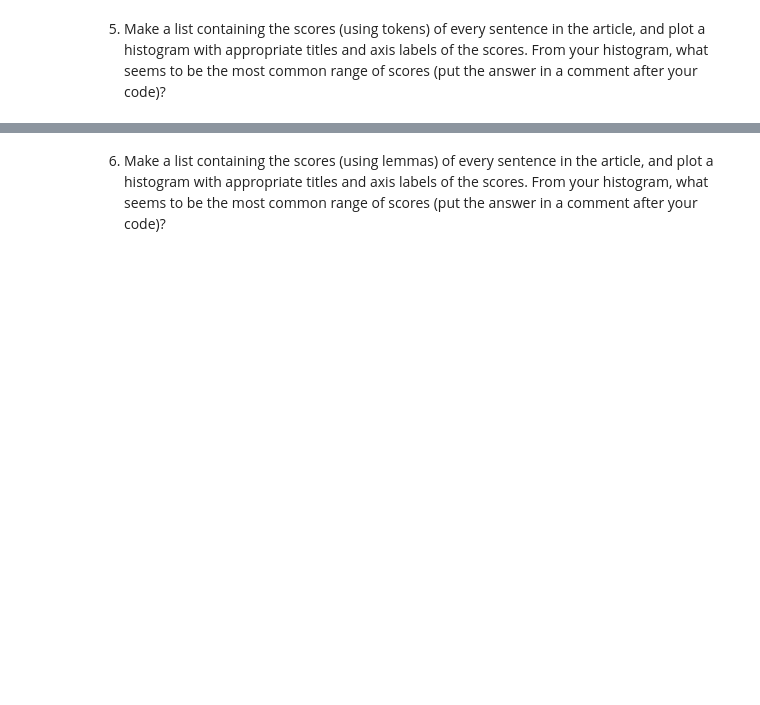
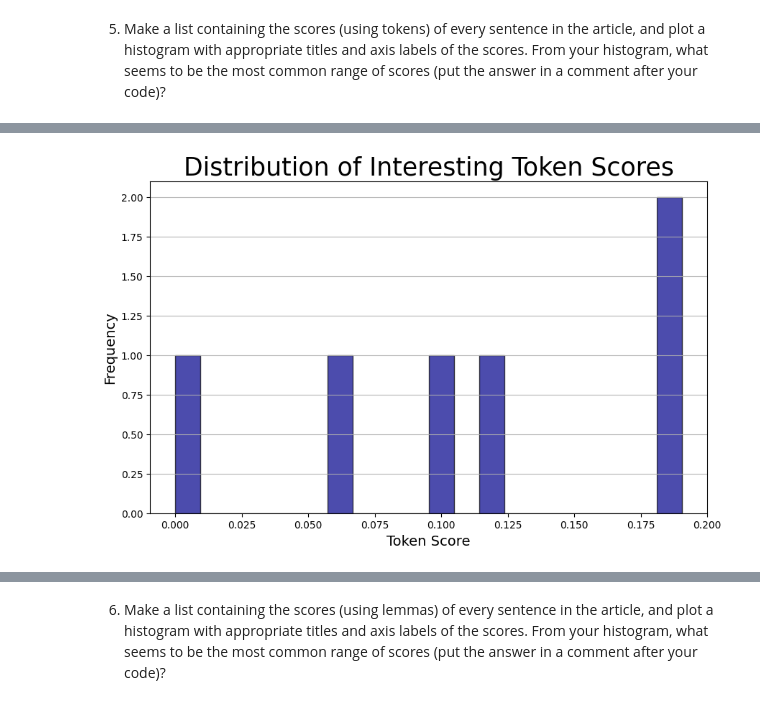
Before and after one commit to Tesfamariam100/article-summarizer-true, a Jupyter notebook: article-summarizer.ipynb, the cells around one changed output, grey strips where cells are left out. Saved outputs shown, nothing was run; the diff lists cells and outputs as text; code cells hidden in the pictures; blank space fills up the shorter version.

```diff
--- a/article-summarizer.ipynb
+++ b/article-summarizer.ipynb
@@ -139,15 +141,19 @@ To download the necessary data, simply run
 # %%
 import spacy
 from collections import Counter
+import re
+
+# Preprocess text to remove excessive whitespace and newlines
+cleaned_text = re.sub(r'\s+', ' ', text.strip())  # Replace multiple spaces/newlines with a single space
 
 # Load the small English model (en_core_web_sm) into spaCy
 nlp = spacy.load("en_core_web_sm")
 
-# Process the text with the spaCy pipeline
-doc = nlp(text)
+# Process the cleaned text with the spaCy pipeline
+doc = nlp(cleaned_text)
 
-# Tokenize the text and filter out stopwords and punctuation
-tokens = [token.text.lower() for token in doc if not token.is_stop and not token.is_punct]
+# Tokenize the text and filter out stopwords, punctuation, and non-alphabetic tokens
+tokens = [token.text.lower() for token in doc if token.is_alpha and not token.is_stop]
 
 # Get the frequencies of tokens
 token_frequencies = Counter(tokens)
@@ -232,0 +213,69 @@ TypeError: __init__() missing 1 required positional argument: 'nlp'
+# %%
+import spacy
+import matplotlib.pyplot as plt
+
+# Load the spaCy model
+nlp = spacy.load("en_core_web_sm")
+
+# Define the function to score each sentence based on interesting tokens
+def score_sentence_by_token(sentence, interesting_tokens):
+    """
+    Scores a sentence based on the frequency of interesting tokens
+    (tokens of interest) relative to the total tokens in the sentence,
+    excluding punctuation, stopwords, and spaces.
+
+    Returns the score and the number of interesting tokens in the sentence.
+    """
+    # Filter tokens and remove punctuation, stopwords, and spaces
+    filtered_tokens = [token.text.lower() for token in sentence if not token.is_punct and not token.is_stop and not token.is_space]
+
+    # Count the interesting tokens in the sentence
+    token_count = sum(1 for token in filtered_tokens if token in interesting_tokens)
+
+    # Return the score (interesting tokens / total tokens) and the number of interesting tokens
+    token_score = token_count / len(filtered_tokens) if len(filtered_tokens) > 0 else 0
+    return token_score, token_count
+
+# Example text (your article text goes here)
+text = """
+The sixteenth session of the Conference of the Parties (COP16) of the United Nations Convention to Combat Desertification (UNCCD) to take place from 2-13 December 2024 in Riyadh, Saudi Arabia, will focus on “Our Land. Our Future” as it celebrates its 30th anniversary. This celebration will be the largest UN land conference to date, and the first UNCCD COP held in the Middle East and North Africa region, which knows first-hand the impacts of desertification, land degradation and drought.
+Countries at COP16 will gather to renew their global commitment to accelerate investment and action to restore land and boost drought resilience for the benefit of people and planet.
+The aim of this year’s global conference is to review the progress made since UNCCD COP15, to control and reverse further loss of productive agricultural land from desertification, land degradation and drought, which are growing threats to peace and security. It will also look at emerging issues such as agrifood system solutions, focusing on restoration of degraded agricultural lands and how to achieve healthy and productive grasslands and rangelands.
+"""
+
+# Process the text with spaCy
+doc = nlp(text)
+
+# Define a list of interesting tokens (based on your article or research keywords)
+interesting_tokens = ["land", "desertification", "soil", "drought", "COP16", "agriculture", "restoration", "climate"]
+
+# Create an empty list to store the scores
+token_scores = []
+
+# Loop through each sentence in the document and calculate its score, then append to the list
+for sentence in doc.sents:
+    token_score, count = score_sentence_by_token(sentence, interesting_tokens)
+    token_scores.append(token_score)
+
+# Plot the histogram of token scores
+plt.figure(figsize=(10, 6))
+plt.hist(token_scores, bins=20, edgecolor='black', color='darkblue', alpha=0.7)
+
+# Add titles and labels to the plot, and include grid lines for better readability
+plt.title('Distribution of Interesting Token Scores', fontsize=25)
+plt.xlabel('Token Score', fontsize=14)
+plt.ylabel('Frequency', fontsize=14)
+plt.grid(axis='y', alpha=0.9)
+
+# Show the plot
+plt.show()
+
+# Print the token scores for comparison
+print("Token Scores for each sentence:", token_scores)
+
+# Example observation (can adjust based on actual data):
+print("The most common range of token scores is around 0.00 to 0.05 based on the histogram.")
+
+# The most common range of token scores appears to be around 0.00 to 0.05.
+# %% [output]
+[figure, added]
```
Also changed, not shown: parts of 22 cells of this notebook, 3 other files.
